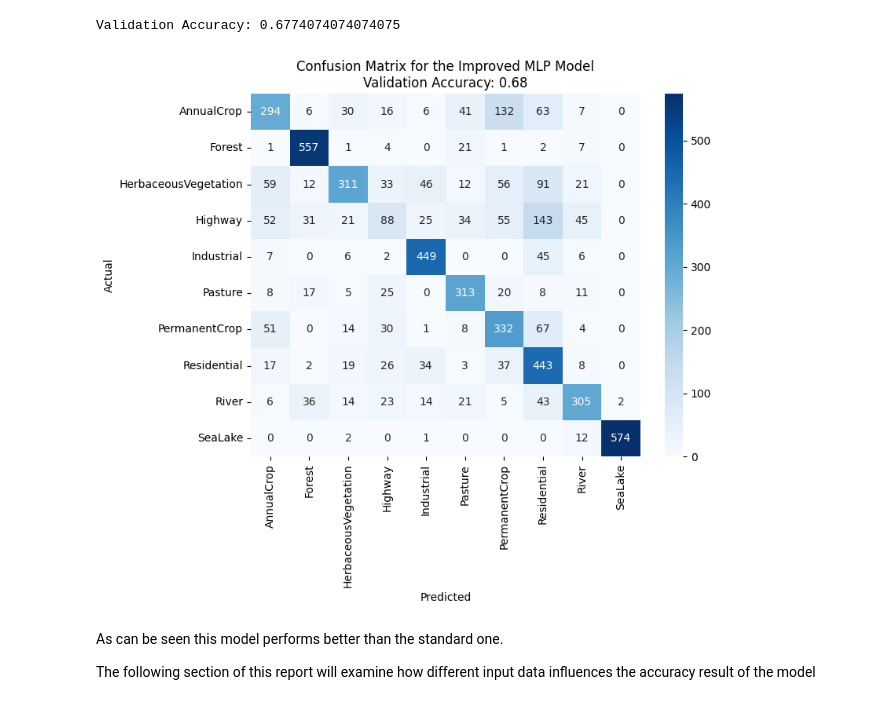
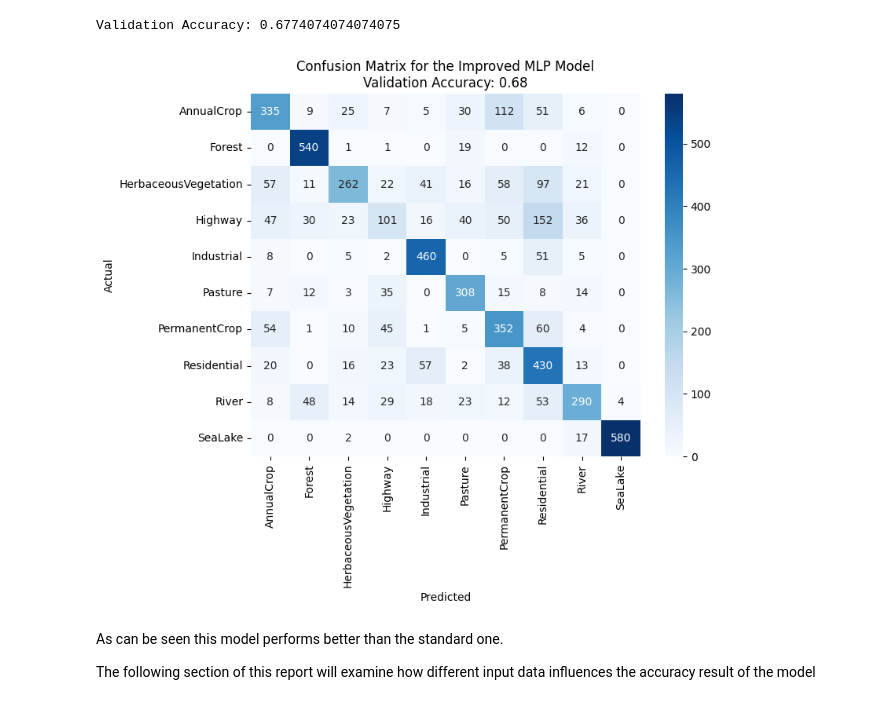
Before and after one commit to Sgagata/EuroSAT_Classification, a Jupyter notebook: MLP_Sklearn.ipynb, the cells around one changed output. Cells and saved outputs as stored; diff of their text form; code cells hidden in the pictures.

```diff
--- a/MLP_Sklearn.ipynb
+++ b/MLP_Sklearn.ipynb
@@ -116,10 +122,10 @@ Validation Accuracy: 0.6774074074074075
 # %%
 main_title = "Confusion Matrix for the Improved MLP Model"
 validation_accuracy = "Validation Accuracy: {:.2f}".format(accuracy_val)
 title = main_title + '\n' + validation_accuracy
-plot_confusion_matrix(mlp, X_test, y_test, text_labels, title)
+plot_confusion_matrix(mlp, X_val, y_val, text_labels, title)
 # %% [output]
-[figure, old version]
+[figure, new version]
 # %% [markdown]
 As can be seen this model performs better than the standard one.
 
```
Also changed, not shown: parts of 43 cells of this notebook.
